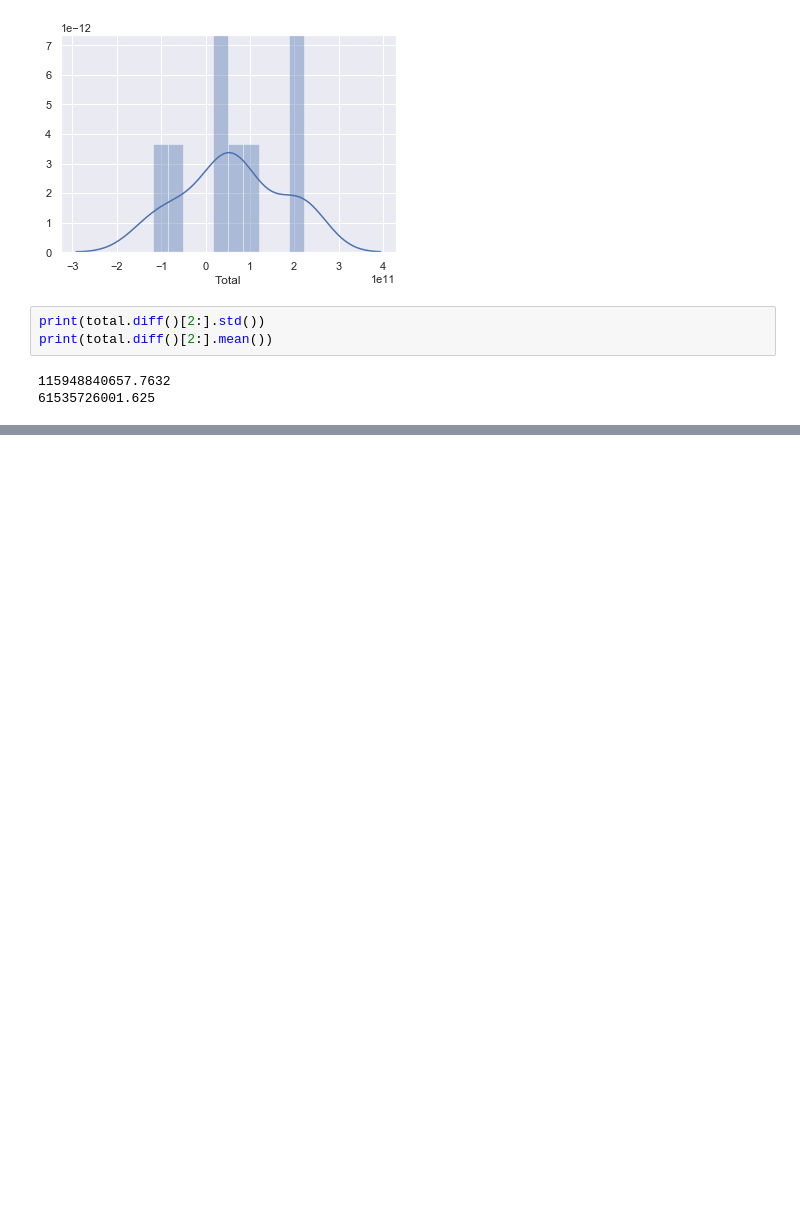
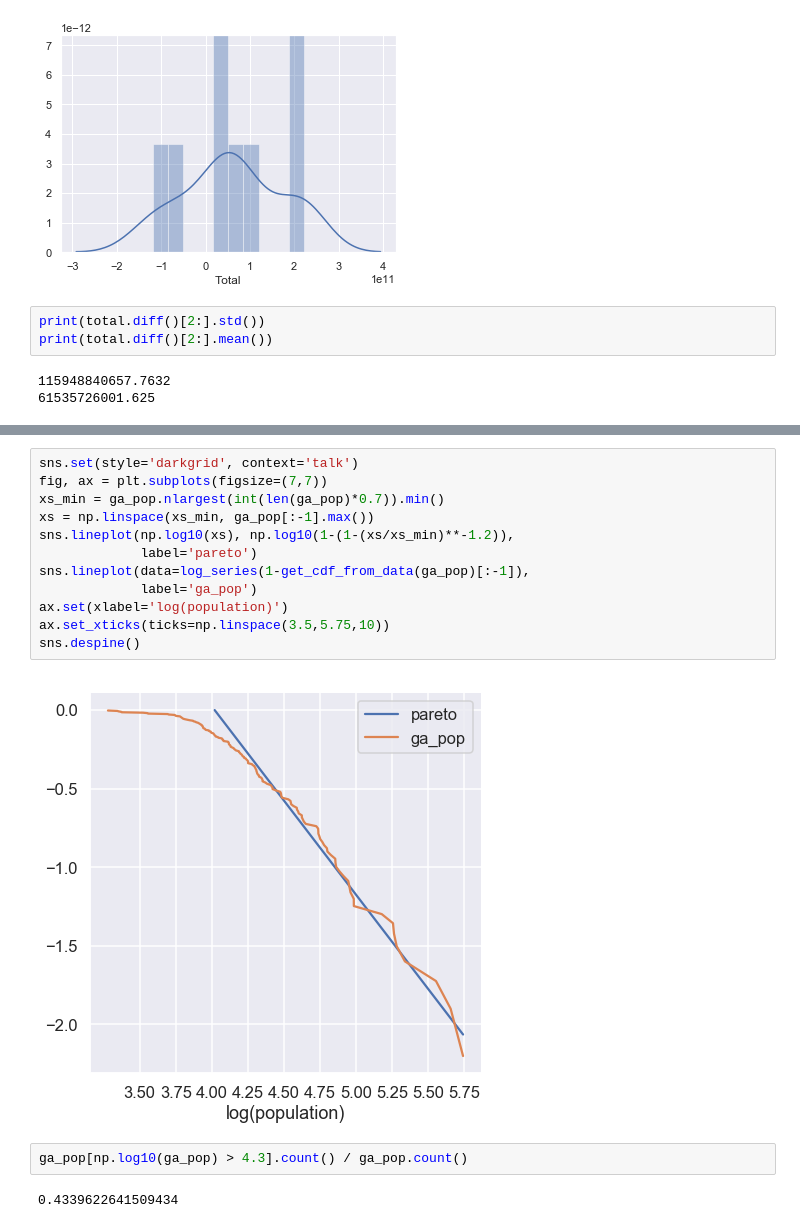
Before and after one commit to DataScienceFoundations/TadStats, a Jupyter notebook: census.ipynb, the cells around one changed output, grey strips where cells are left out. Drawn from its saved outputs; the diff is of its cells as text; blank space fills up the shorter version.

```diff
--- a/census.ipynb
+++ b/census.ipynb
@@ -327,0 +377,18 @@ for c in trade_df.columns:
+# %%
+sns.set(style='darkgrid', context='talk')
+fig, ax = plt.subplots(figsize=(7,7))
+xs_min = ga_pop.nlargest(int(len(ga_pop)*0.7)).min()
+xs = np.linspace(xs_min, ga_pop[:-1].max())
+sns.lineplot(np.log10(xs), np.log10(1-(1-(xs/xs_min)**-1.2)),
+             label='pareto')
+sns.lineplot(data=log_series(1-get_cdf_from_data(ga_pop)[:-1]),
+             label='ga_pop')
+ax.set(xlabel='log(population)')
+ax.set_xticks(ticks=np.linspace(3.5,5.75,10))
+sns.despine()
+# %% [output]
+[figure, added]
+# %%
+ga_pop[np.log10(ga_pop) > 4.3].count() / ga_pop.count()
+# %% [output]
+0.4339622641509434
```
Also changed, not shown: parts of 13 cells of this notebook.
